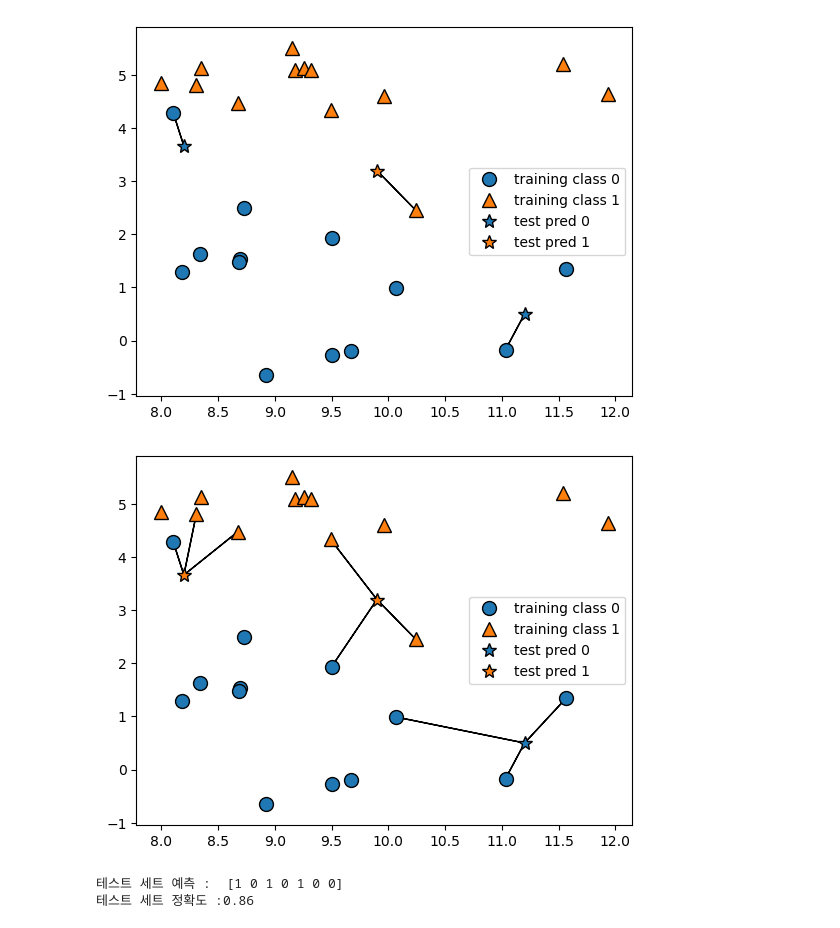
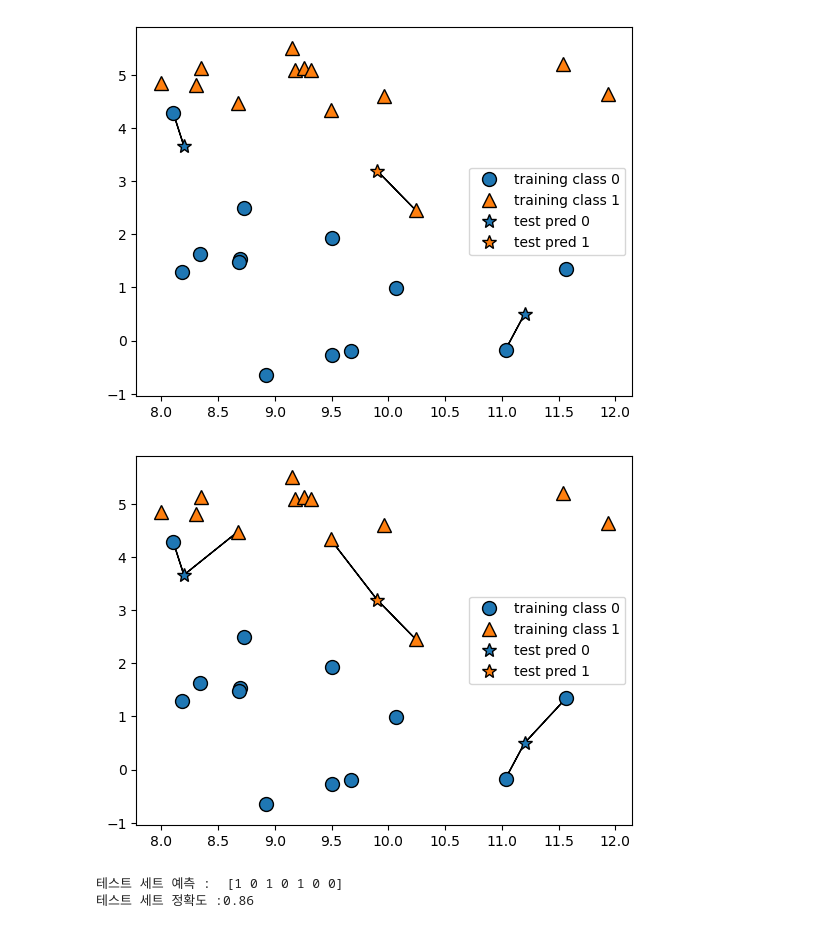
Before and after one commit to Aple-pen/stdy_machin_learning, a Jupyter notebook: Chap2.ipynb, the cells around one changed output. Cells and saved outputs as stored; diff of their text form; code cells hidden in the pictures.

```diff
--- a/Chap2.ipynb
+++ b/Chap2.ipynb
@@ -59,9 +59,9 @@ mglearn.plots.plot_knn_classification(n_neighbors=1)
 # %% [output]
 [figure]
 # %%
-mglearn.plots.plot_knn_classification(n_neighbors=3)
+mglearn.plots.plot_knn_classification(n_neighbors=2)
 # %% [output]
-[figure, old version]
+[figure, new version]
 # %%
 from sklearn.model_selection import train_test_split
 from sklearn.neighbors import KNeighborsClassifier
```
Also changed, not shown: parts of 25 cells of this notebook.
